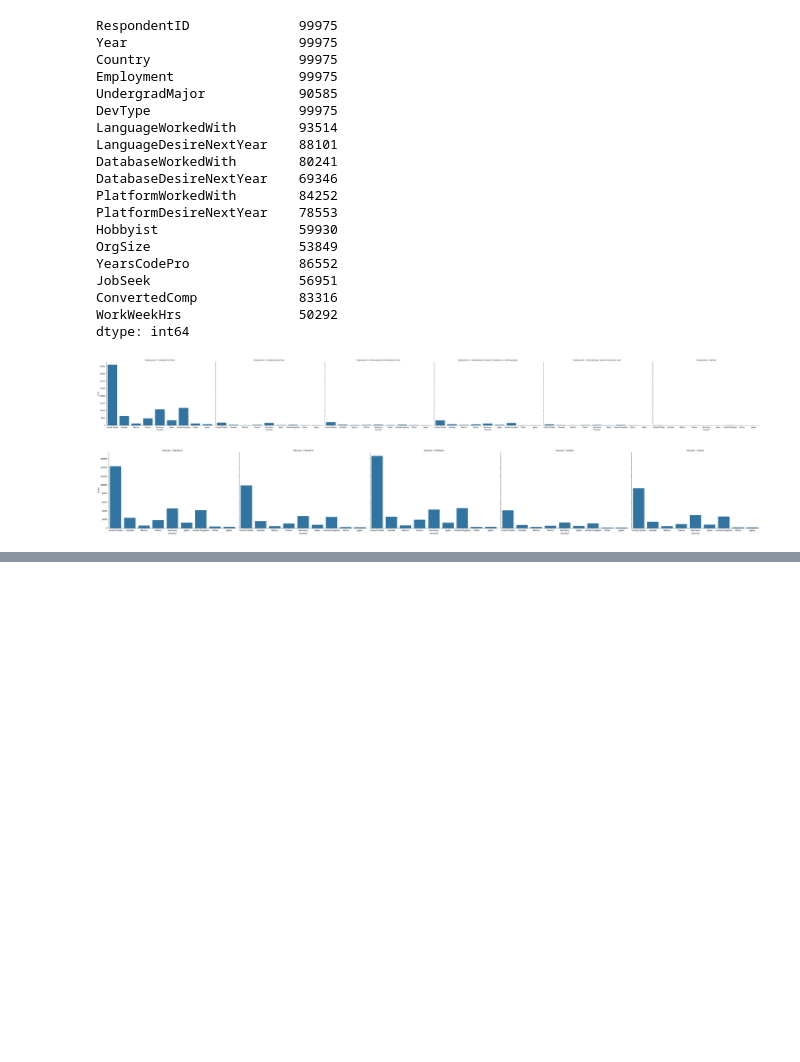
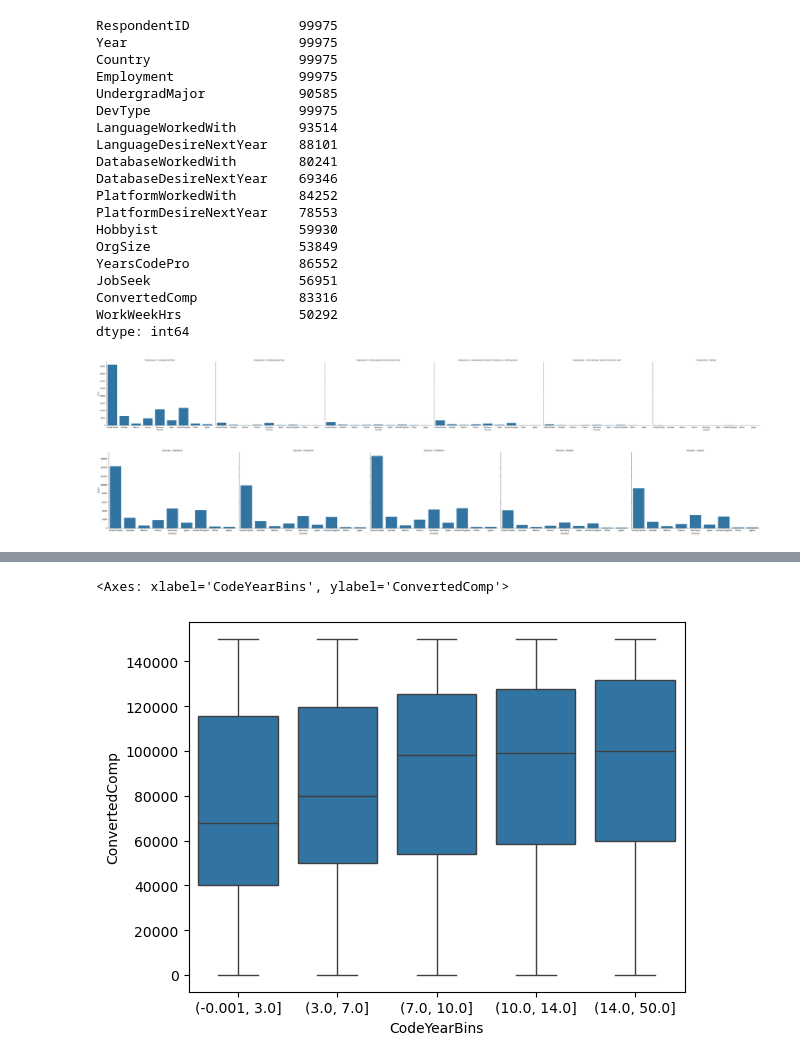
Before and after one commit to pedrodinism/StackOverflow, a Jupyter notebook: StackOverflow.ipynb, the cells around one changed output, grey strips where cells are left out. Saved outputs shown, nothing was run; the diff lists cells and outputs as text; code cells hidden in the pictures; blank space fills up the shorter version.

```diff
--- a/StackOverflow.ipynb
+++ b/StackOverflow.ipynb
@@ -193,0 +279,29 @@ df['UndergradMajor'].bfill(axis=0, inplace=True)
+# %%
+## Use Multiple Imputation to fill the missing values, because we proved above that there is a strong correlation between the variables
+
+import numpy as np
+from sklearn.experimental import enable_iterative_imputer
+from sklearn.impute import IterativeImputer
+from sklearn.model_selection import train_test_split
+
+imputedf = df[['YearsCodePro','ConvertedComp']]
+
+traindf, testdf = train_test_split(imputedf, train_size=0.1)
+
+# Create the IterativeImputer model to predict missing values
+imp = IterativeImputer(max_iter=20, random_state=0)
+
+# Fit the model to the test dataset
+imp.fit(imputedf)
+
+# Transform the model on the entire dataset
+compdf = pd.DataFrame(np.round(imp.transform(imputedf),0), columns=['YearsCodePro','ConvertedComp'])
+
+compPlotdf = compdf.loc[compdf['ConvertedComp'] <= 150000]
+compPlotdf['CodeYearBins'] = pd.qcut(compPlotdf['YearsCodePro'], q=5)
+
+sns.boxplot(x="CodeYearBins", y="ConvertedComp",
+            data=compPlotdf)
+# %% [output]
+<Axes: xlabel='CodeYearBins', ylabel='ConvertedComp'>
+[figure, added]
```
Also changed, not shown: parts of 3 cells of this notebook.
